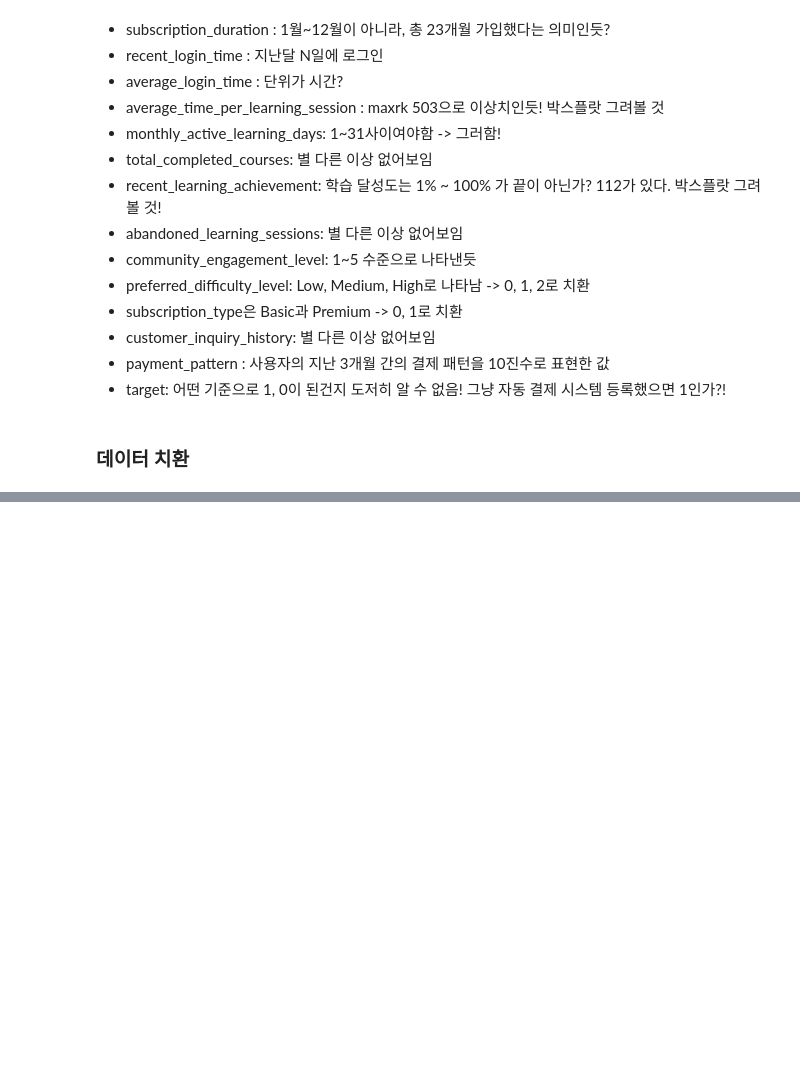
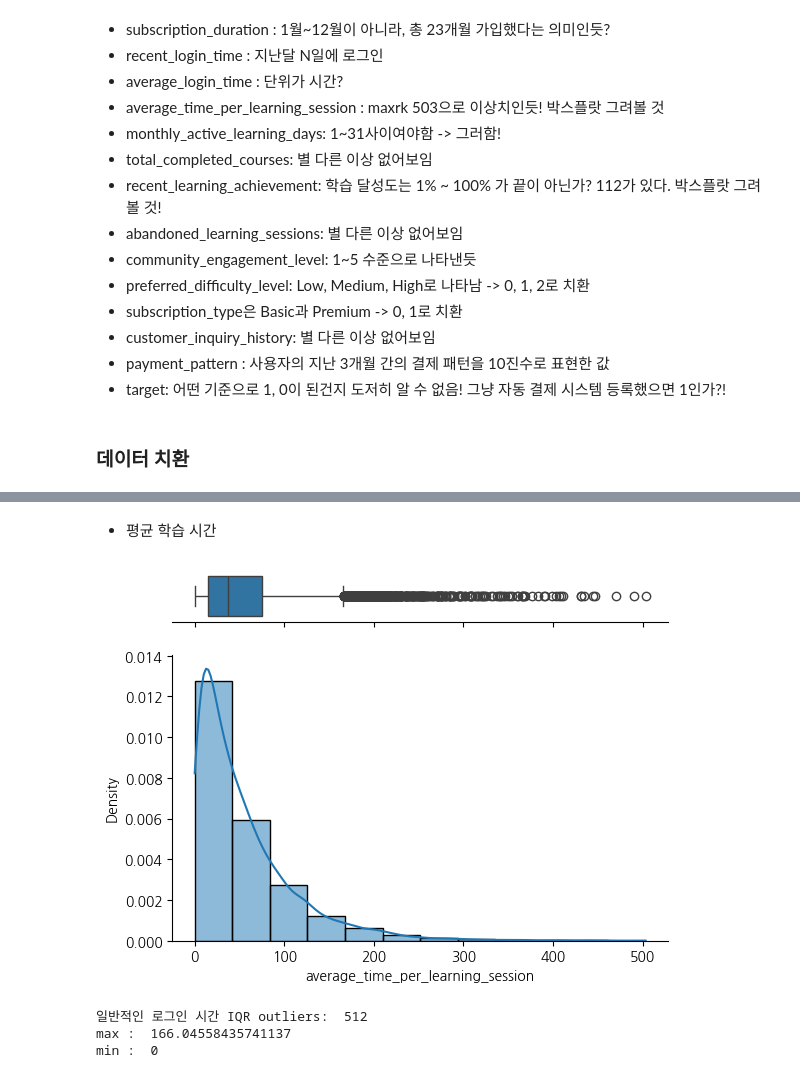
Before and after one commit to bobo-0/WASSUP4, a Jupyter notebook: 05_Data_Analysis/DA_Mini_Project.ipynb, the cells around one changed output, grey strips where cells are left out. Drawn from its saved outputs; the diff is of its cells as text; code cells hidden in the pictures; blank space fills up the shorter version.

```diff
--- a/05_Data_Analysis/DA_Mini_Project.ipynb
+++ b/05_Data_Analysis/DA_Mini_Project.ipynb
@@ -175,0 +284,23 @@ all_data.describe()
+# %% [markdown]
+* 평균 학습 시간
+# %%
+import seaborn as sns
+
+x = all_data['average_time_per_learning_session']
+f, (ax_box, ax_hist) = plt.subplots(2, sharex=True, gridspec_kw={"height_ratios": (.15, .85)})
+
+sns.boxplot(x=x, ax=ax_box)
+sns.histplot(x=x, bins=12, kde=True, stat='density', ax=ax_hist)
+
+ax_box.set(yticks=[])
+sns.despine(ax=ax_hist)
+sns.despine(ax=ax_box, left=True)
+# %% [output]
+[figure, added]
+# %%
+# IQR 기준 이상치 개수 확인
+y, Max_atpls, Min_atpls = findOutliers(all_data,'average_time_per_learning_session')
+# %% [output]
+일반적인 로그인 시간 IQR outliers:  512
+max :  166.04558435741137
+min :  0
```
Also changed, not shown: parts of 19 cells of this notebook.
